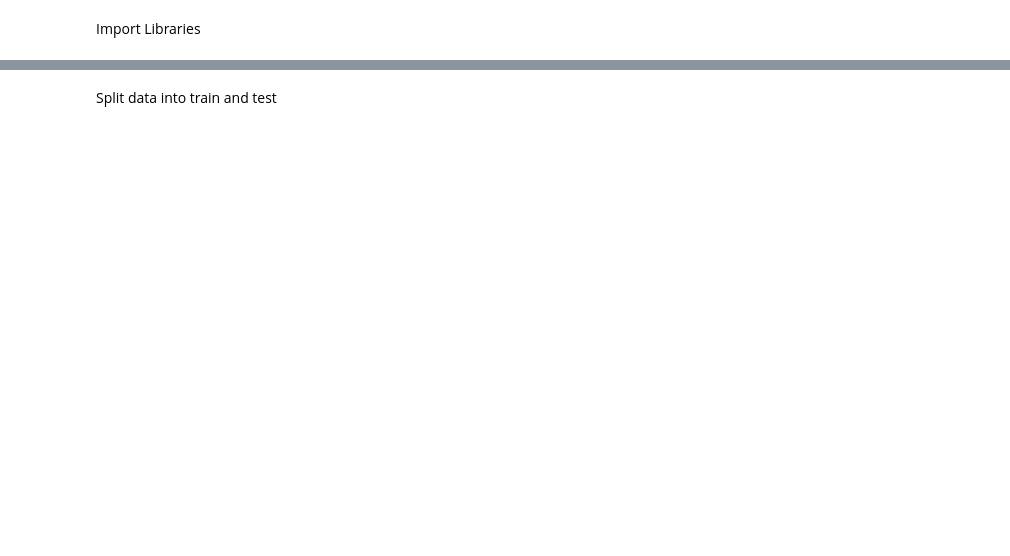
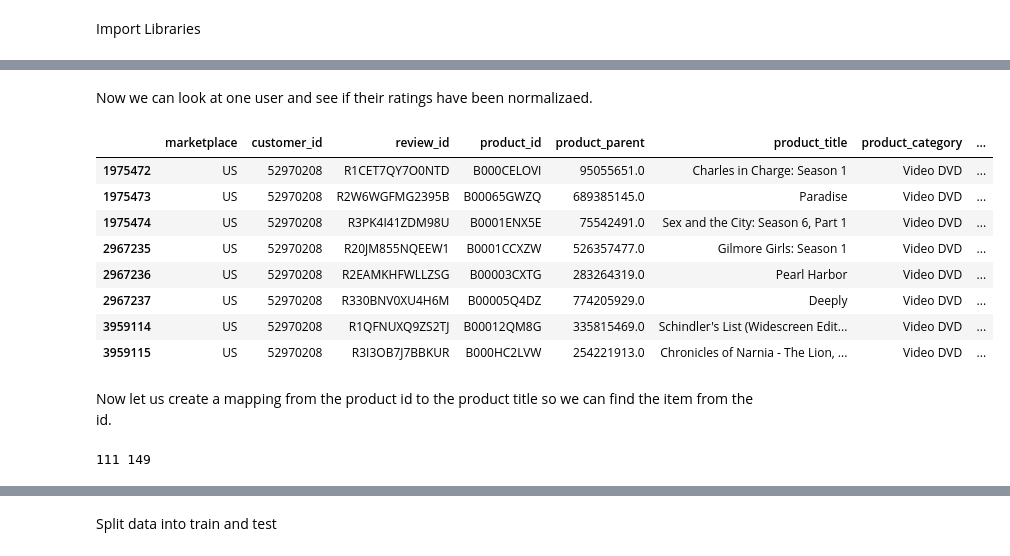
Before and after one commit to teg-lad/CA4022---Data-at-Speed-and-Scale---Final-Assignment, a Jupyter notebook: CA4022_Assignment3.ipynb, the cells around one changed output, grey strips where cells are left out. Saved outputs shown, nothing was run; the diff lists cells and outputs as text; code cells hidden in the pictures; blank space fills up the shorter version.

```diff
--- a/CA4022_Assignment3.ipynb
+++ b/CA4022_Assignment3.ipynb
@@ -24,0 +75,22 @@ Initialise Spark Session
+# %%
+average_rating = total[["customer_id", "rating"]].groupby("customer_id").mean()
+# %%
+average_rating = average_rating.reset_index()
+# %%
+user_dict = {k: v for k, v in average_rating[["customer_id", "rating"]].values}
+# %%
+total['normalized_rating'] = total.apply(lambda row : row['rating'] - user_dict[row["customer_id"]], axis = 1)
+# %% [markdown]
+Now we can look at one user and see if their ratings have been normalizaed.
+# %%
+total[total["customer_id"] == 52970208]
+# %% [output]
+|  | marketplace | customer_id | review_id | product_id | product_parent | product_title | product_category | ... |
+| 1975472 | US | 52970208 | R1CET7QY7O0NTD | B000CELOVI | 95055651.0 | Charles in Charge: Season 1 | Video DVD | ... |
+| 1975473 | US | 52970208 | R2W6WGFMG2395B | B00065GWZQ | 689385145.0 | Paradise | Video DVD | ... |
+| 1975474 | US | 52970208 | R3PK4I41ZDM98U | B0001ENX5E | 75542491.0 | Sex and the City: Season 6, Part 1 | Video DVD | ... |
+| 2967235 | US | 52970208 | R20JM855NQEEW1 | B0001CCXZW | 526357477.0 | Gilmore Girls: Season 1 | Video DVD | ... |
+| 2967236 | US | 52970208 | R2EAMKHFWLLZSG | B00003CXTG | 283264319.0 | Pearl Harbor | Video DVD | ... |
+| 2967237 | US | 52970208 | R330BNV0XU4H6M | B00005Q4DZ | 774205929.0 | Deeply | Video DVD | ... |
+| 3959114 | US | 52970208 | R1QFNUXQ9ZS2TJ | B00012QM8G | 335815469.0 | Schindler's List (Widescreen Edit... | Video DVD | ... |
+| 3959115 | US | 52970208 | R3I3OB7J7BBKUR | B000HC2LVW | 254221913.0 | Chronicles of Narnia - The Lion, ... | Video DVD | ... |
@@ -24,0 +101,2 @@ Initialise Spark Session
+# %% [markdown]
+Now let us create a mapping from the product id to the product title so we can find the item from the id.
@@ -24,0 +109,6 @@ Initialise Spark Session
+# %%
+# It seems that the title is not unique, items can have the same name but be considered different. Possibly different sellers
+vals = [v for v in item_dict.values() if "Shrek" in v]
+print(len(set(vals)), len(vals))
+# %% [output]
+111 149
```
Also changed, not shown: parts of 57 cells of this notebook.
